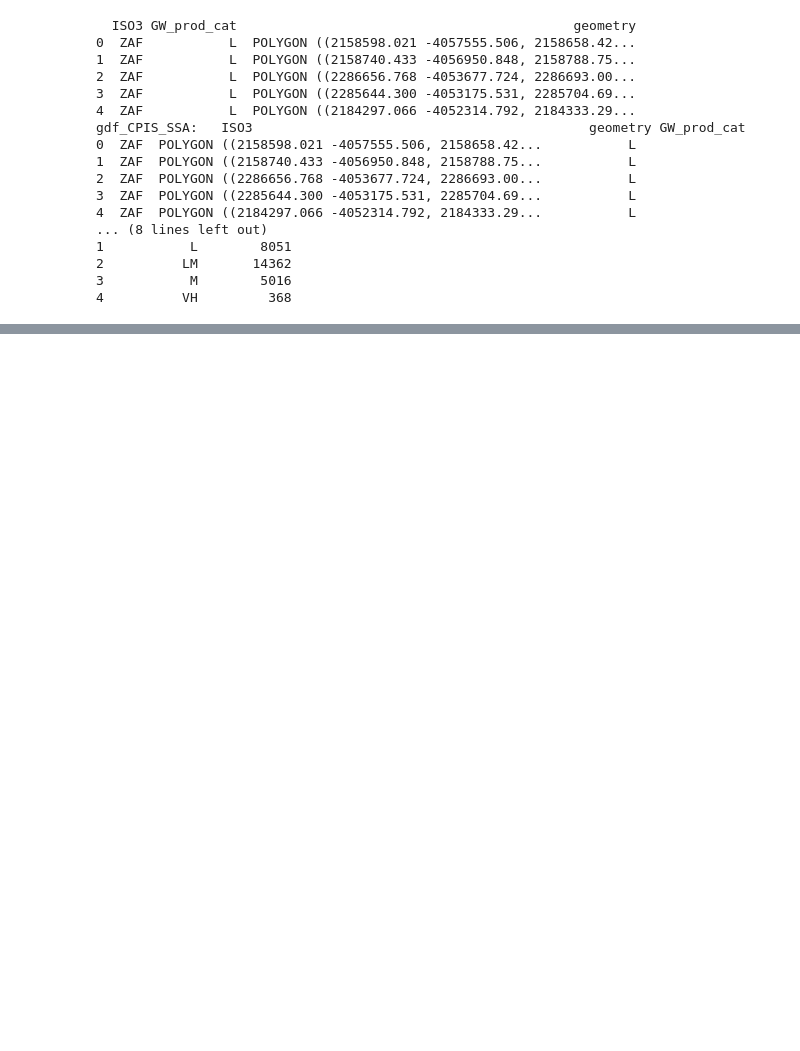
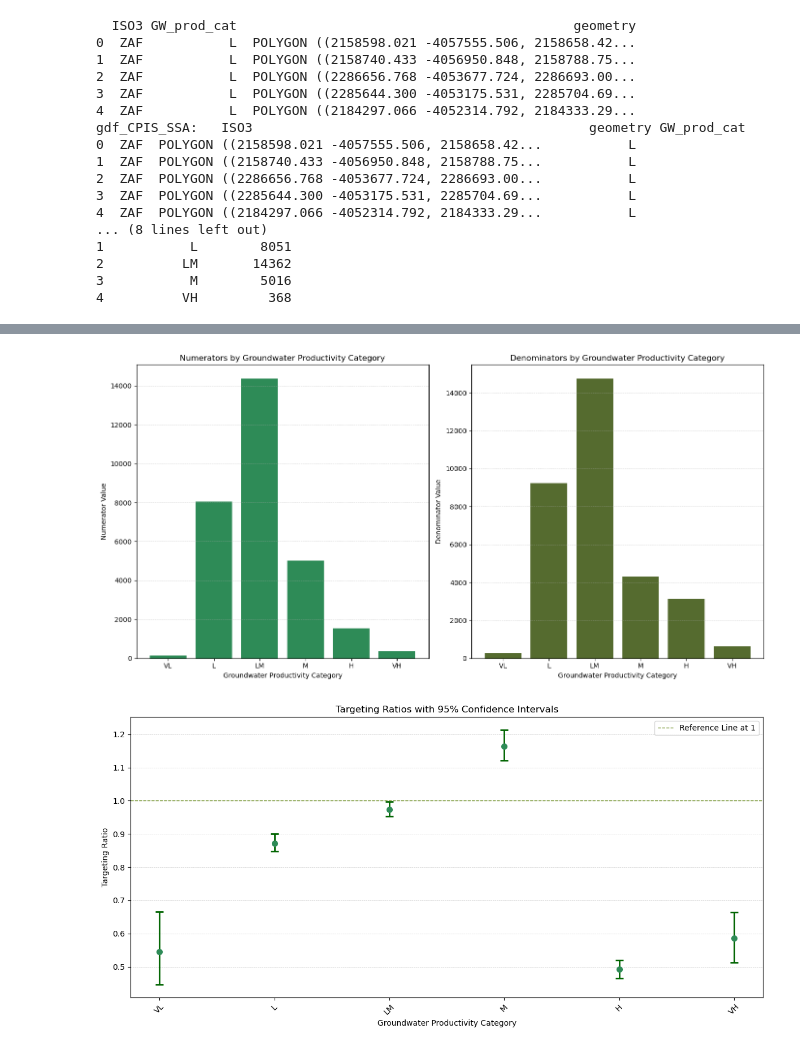
Before and after one commit to rellimylime/Africa_Irrigation, a Jupyter notebook: Code/1_analyze_data/4_Groundwater.ipynb, the cells around one changed output, grey strips where cells are left out. Cells and saved outputs as stored; diff of their text form; code cells hidden in the pictures; blank space fills up the shorter version.

```diff
--- a/Code/1_analyze_data/4_Groundwater.ipynb
+++ b/Code/1_analyze_data/4_Groundwater.ipynb
@@ -61,0 +43,7 @@ print(gdf_GW.head())
+# %%
+gdf_GW = gpd.read_file(resolve_path(config['Groundwater_Prod_gpkg_path']))
+gdf_GW = gdf_GW.to_crs(epsg=3857)
+
+gdf_GW['GW_prod_cat'] = gdf_GW['Liters_Second'].map(reverse_map_cat)
+
+print(gdf_GW.head())
@@ -142,7 +182,7 @@ tree = cKDTree(gw_coords)
 _, idx = tree.query(cp_centroids_coords, k=1)
 
 # Assign the nearest groundwater productivity value to each CPIS
-gdf_CPIS['GW_prod_cat'] = gdf_GW.iloc[idx]['GWPROD_V2'].values
+gdf_CPIS['GW_prod_cat'] = gdf_GW.iloc[idx]['GW_prod_cat'].values
 
 # Remove the centroid column afterwards
 gdf_CPIS = gdf_CPIS.drop(columns=['centroid'])
@@ -156,10 +196,10 @@ print(f'gdf_CPIS_SSA: {gdf_CPIS_SSA.head()}')
 
 # Group by groundwater productivity category to calculate the total number of CPIS (per level overall and by country)
 CPIS_SSA_per_country_level = gdf_CPIS_SSA.groupby(['ISO3', 'GW_prod_cat']).size().reset_index(name='CPIS_per_country_level')
-print(CPIS_SSA_per_country_level.head())
+print(f'CPIS_SSA_per_country_level: {CPIS_SSA_per_country_level.head()}')
 
 CPIS_SSA_per_level = gdf_CPIS_SSA.groupby('GW_prod_cat').size().reset_index(name='CPIS_count')
-print(CPIS_SSA_per_level.head())
+print(f'CPIS_SSA_per_level: {CPIS_SSA_per_level.head()}')
 # %% [output]
   ISO3 GW_prod_cat                                           geometry
 0  ZAF           L  POLYGON ((2158598.021 -4057555.506, 2158658.42...
@@ -221,9 +261,8 @@ gdf_CPIS_SSA:   ISO3                                           geometry GW_prod_
 #print(gdf_CPIS_centroids.groupby(['ISO3', 'GW_prod_cat']).head())
 #cpis_count_per_country_level = gdf_CPIS_centroids.groupby(['ISO3', 'GW_prod_cat']).size().reset_index(name='CPIS_count_per_country_level')
 # %%
-# HOPEFULLY USELESS - points_per_country
 # Group by 'ISO3' and count the number of points in each country
-#points_per_country = gdf_CPIS_centroids.groupby('ISO3').size().reset_index(name='Point_Count')
+points_per_country = gdf_CPIS.groupby('ISO3').size().reset_index(name='Point_Count')
 
 # Inspect the resulting DataFrame
-#print(points_per_country)
+print(points_per_country)
@@ -352,0 +441,42 @@ percent_aei for H in BFA: 0.04605914363575515
+# %%
+# Plotting Numerators and Denominators Separately
+plt.figure(figsize=(14, 7))
+
+# Plot Numerators
+plt.subplot(1, 2, 1)
+plt.bar(df_targeting_ratios['GW_prod_cat_L_s'], df_targeting_ratios['Numerator'], color='seagreen')
+plt.title('Numerators by Groundwater Productivity Category')
+plt.xlabel('Groundwater Productivity Category')
+plt.ylabel('Numerator Value')
+plt.grid(axis='y', linestyle='--', linewidth=0.5, alpha=0.7)
+
+# Plot Denominators
+plt.subplot(1, 2, 2)
+plt.bar(df_targeting_ratios['GW_prod_cat_L_s'], df_targeting_ratios['Denominator'], color='darkolivegreen')
+plt.title('Denominators by Groundwater Productivity Category')
+plt.xlabel('Groundwater Productivity Category')
+plt.ylabel('Denominator Value')
+plt.grid(axis='y', linestyle='--', linewidth=0.5, alpha=0.7)
+
+plt.tight_layout()
+plt.show()
+
+# Plotting Targeting Ratios with Confidence Intervals
+plt.figure(figsize=(12, 6))
+ratios = df_targeting_ratios['Targeting_Ratio']
+lower_errors = ratios - df_targeting_ratios['CI_Lower']
+upper_errors = df_targeting_ratios['CI_Upper'] - ratios
+plt.errorbar(df_targeting_ratios['GW_prod_cat_L_s'], ratios, yerr=[lower_errors, upper_errors],
+             fmt='o', ecolor='darkgreen', capsize=5, elinewidth=2, markeredgewidth=2, color='seagreen')
+plt.axhline(y=1, color='olivedrab', linestyle='--', linewidth=1, label='Reference Line at 1')
+plt.xlabel('Groundwater Productivity Category')
+plt.ylabel('Targeting Ratio')
+plt.title('Targeting Ratios with 95% Confidence Intervals')
+plt.xticks(rotation=45)
+plt.grid(axis='y', linestyle='--', linewidth=0.5, alpha=0.7)
+plt.tight_layout()
+plt.legend()
+plt.show()
+# %% [output]
+[figure, added]
+[figure, added]
```
Also changed, not shown: parts of 11 cells of this notebook.
